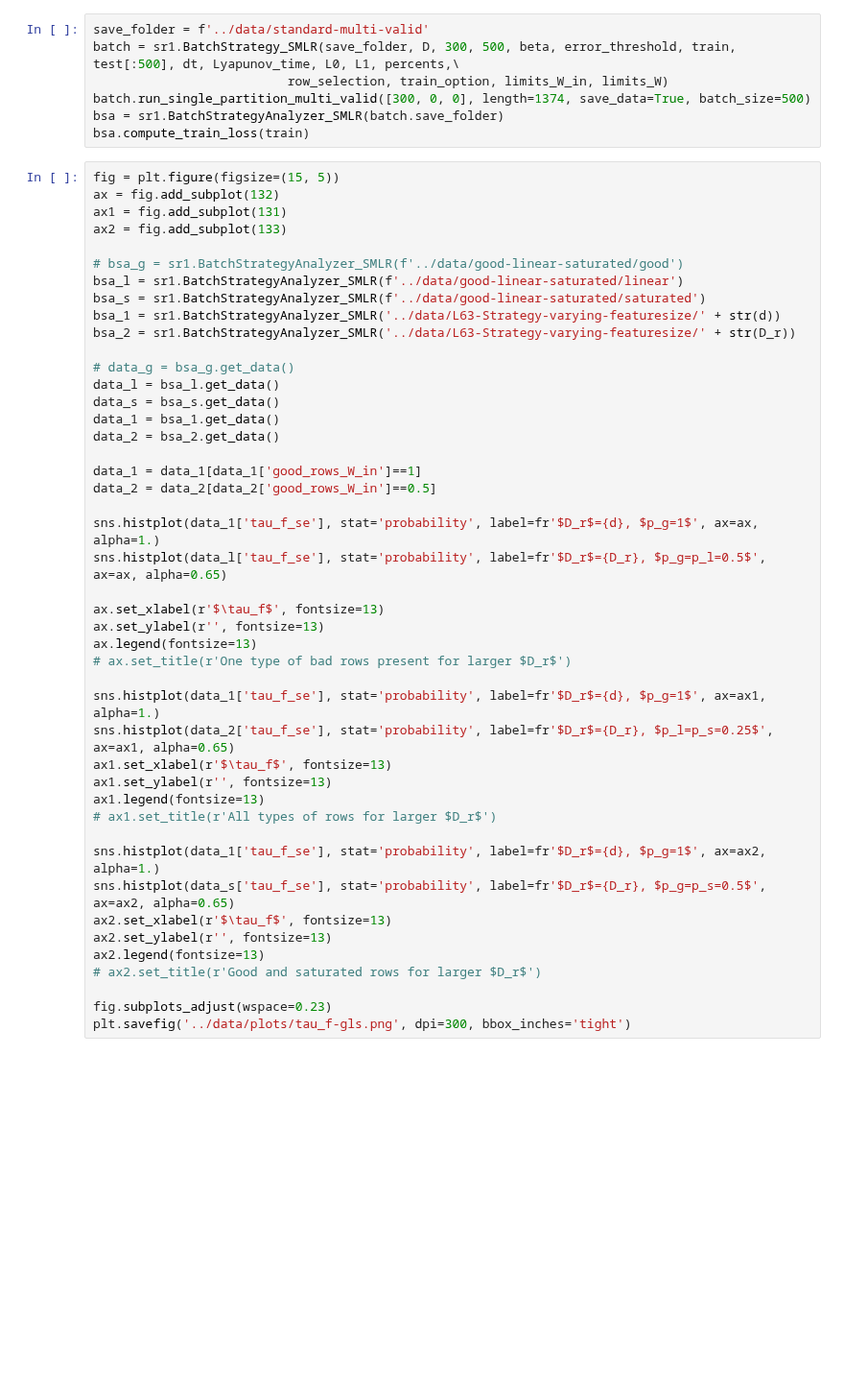
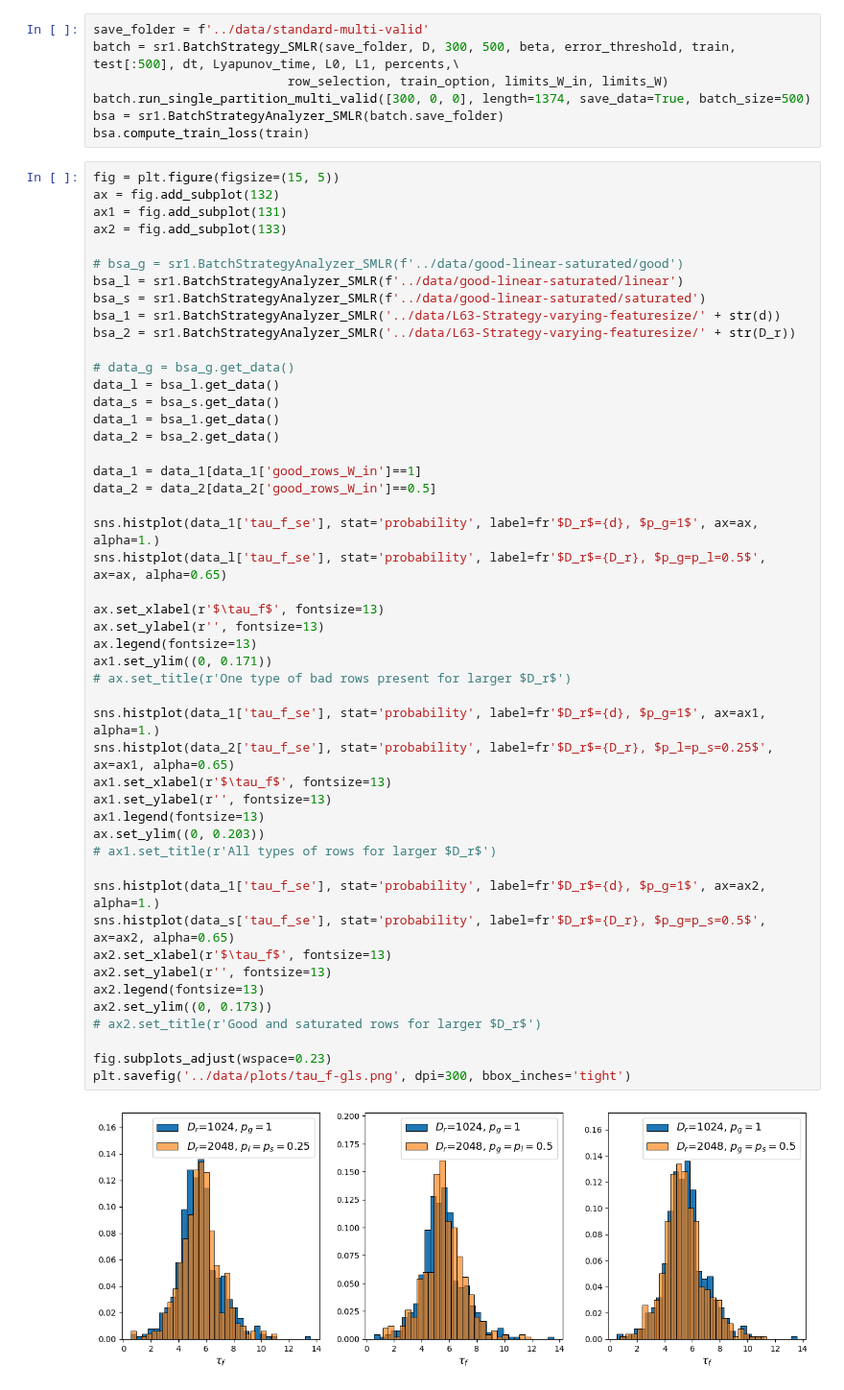
Before and after one commit to pinakm9/random-feature-map, a Jupyter notebook: notebooks/linear-is-saturated.ipynb, the cells around one changed output. Shown at 96% size. Saved outputs shown, nothing was run; the diff lists cells and outputs as text; blank space fills up the shorter version.

```diff
--- a/notebooks/linear-is-saturated.ipynb
+++ b/notebooks/linear-is-saturated.ipynb
@@ -83,30 +99,35 @@ data_s = bsa_s.get_data()
 data_1 = bsa_1.get_data()
 data_2 = bsa_2.get_data()
 
 data_1 = data_1[data_1['good_rows_W_in']==1]
 data_2 = data_2[data_2['good_rows_W_in']==0.5]
 
 sns.histplot(data_1['tau_f_se'], stat='probability', label=fr'$D_r$={d}, $p_g=1$', ax=ax, alpha=1.)
 sns.histplot(data_l['tau_f_se'], stat='probability', label=fr'$D_r$={D_r}, $p_g=p_l=0.5$', ax=ax, alpha=0.65)
 
 ax.set_xlabel(r'$\tau_f$', fontsize=13)
 ax.set_ylabel(r'', fontsize=13)
 ax.legend(fontsize=13)
+ax1.set_ylim((0, 0.171))
 # ax.set_title(r'One type of bad rows present for larger $D_r$')
 
 sns.histplot(data_1['tau_f_se'], stat='probability', label=fr'$D_r$={d}, $p_g=1$', ax=ax1, alpha=1.)
 sns.histplot(data_2['tau_f_se'], stat='probability', label=fr'$D_r$={D_r}, $p_l=p_s=0.25$', ax=ax1, alpha=0.65)
 ax1.set_xlabel(r'$\tau_f$', fontsize=13)
 ax1.set_ylabel(r'', fontsize=13)
 ax1.legend(fontsize=13)
+ax.set_ylim((0, 0.203))
 # ax1.set_title(r'All types of rows for larger $D_r$')
 
 sns.histplot(data_1['tau_f_se'], stat='probability', label=fr'$D_r$={d}, $p_g=1$', ax=ax2, alpha=1.)
 sns.histplot(data_s['tau_f_se'], stat='probability', label=fr'$D_r$={D_r}, $p_g=p_s=0.5$', ax=ax2, alpha=0.65)
 ax2.set_xlabel(r'$\tau_f$', fontsize=13)
 ax2.set_ylabel(r'', fontsize=13)
 ax2.legend(fontsize=13)
+ax2.set_ylim((0, 0.173))
 # ax2.set_title(r'Good and saturated rows for larger $D_r$')
 
 fig.subplots_adjust(wspace=0.23)
 plt.savefig('../data/plots/tau_f-gls.png', dpi=300, bbox_inches='tight')
+# %% [output]
+[figure, added]
```
Also changed, not shown: parts of 2 cells of this notebook, 8 other files.
